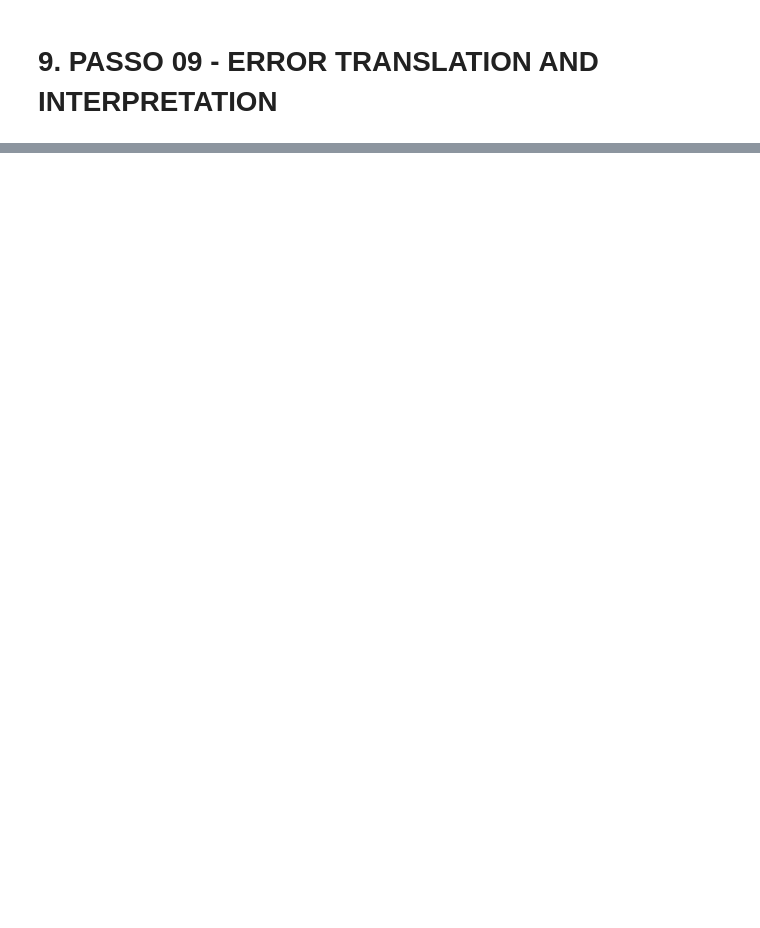
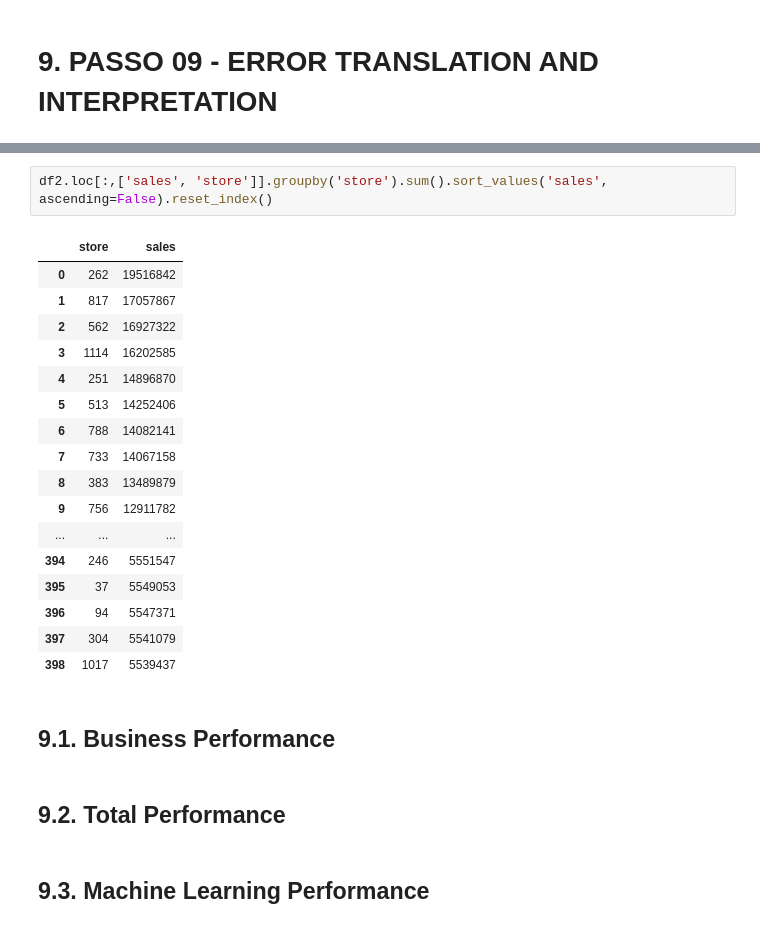
Before and after one commit to paulawehdorn/rossmann_store_sales_prediction, a Jupyter notebook: notebooks/rossmann_stores_sales_prediction.ipynb, the cells around one changed output, grey strips where cells are left out. Cells and saved outputs as stored; diff of their text form; blank space fills up the shorter version.

```diff
--- a/notebooks/rossmann_stores_sales_prediction.ipynb
+++ b/notebooks/rossmann_stores_sales_prediction.ipynb
@@ -1435,0 +1624,26 @@ modelling_result.sort_values('RMSE').reset_index(drop=True)
+# %%
+df2.loc[:,['sales', 'store']].groupby('store').sum().sort_values('sales', ascending=False).reset_index()
+# %% [output]
+|  | store | sales |
+| 0 | 262 | 19516842 |
+| 1 | 817 | 17057867 |
+| 2 | 562 | 16927322 |
+| 3 | 1114 | 16202585 |
+| 4 | 251 | 14896870 |
+| 5 | 513 | 14252406 |
+| 6 | 788 | 14082141 |
+| 7 | 733 | 14067158 |
+| 8 | 383 | 13489879 |
+| 9 | 756 | 12911782 |
+| ... | ... | ... |
+| 394 | 246 | 5551547 |
+| 395 | 37 | 5549053 |
+| 396 | 94 | 5547371 |
+| 397 | 304 | 5541079 |
+| 398 | 1017 | 5539437 |
+# %% [markdown]
+##  9.1.  Business Performance
+# %% [markdown]
+## 9.2. Total Performance
+# %% [markdown]
+## 9.3. Machine Learning Performance
```
Also changed, not shown: parts of 31 cells of this notebook, 1 other file.
